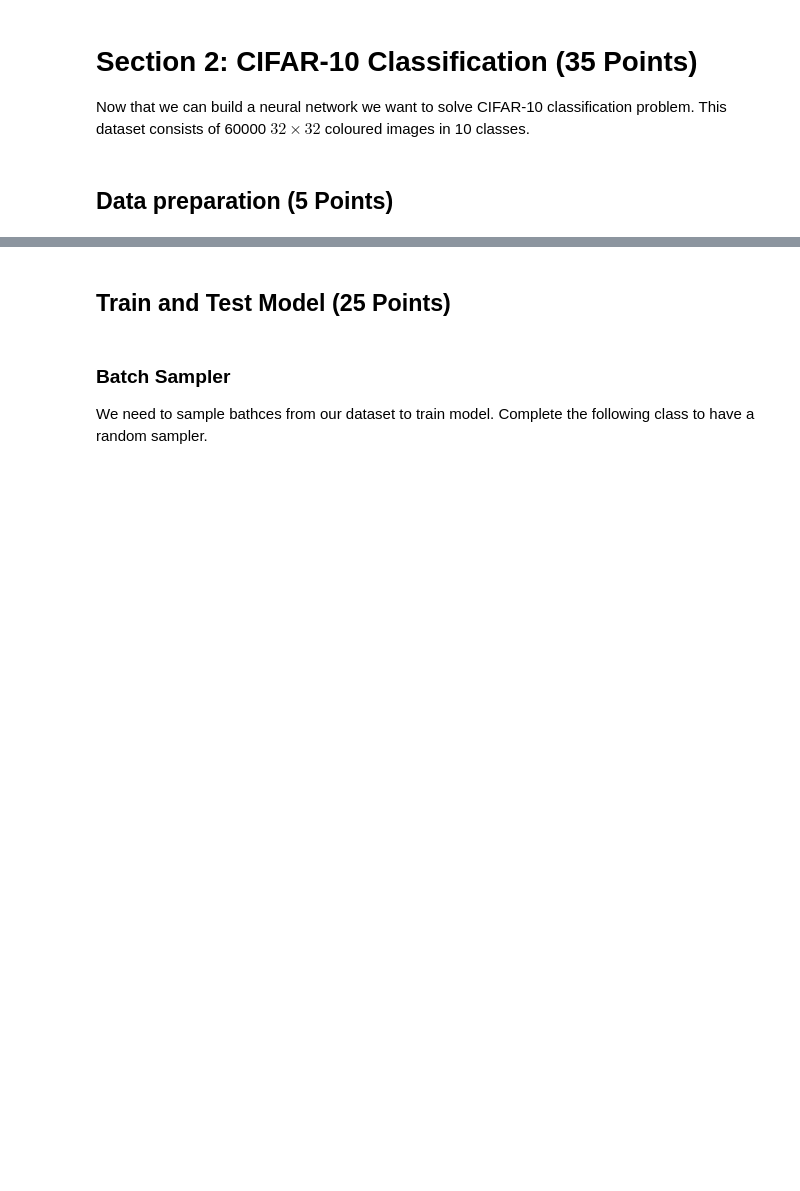
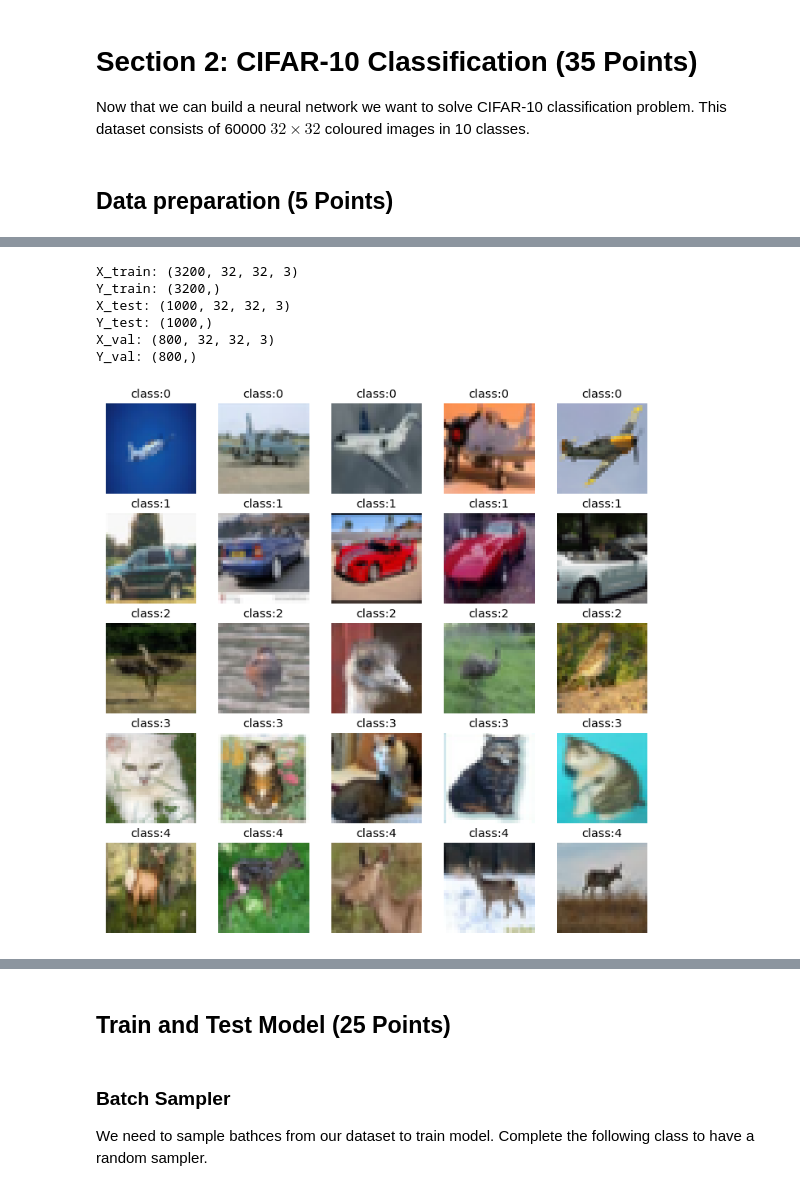
Before and after one commit to Lachin7/ML_Course, a Jupyter notebook: hw3/practical/Q2. Neural Network/NeuralNet.ipynb, the cells around one changed output, grey strips where cells are left out. Saved outputs shown, nothing was run; the diff lists cells and outputs as text; code cells hidden in the pictures; blank space fills up the shorter version.

```diff
--- a/hw3/practical/Q2. Neural Network/NeuralNet.ipynb
+++ b/hw3/practical/Q2. Neural Network/NeuralNet.ipynb
@@ -533,0 +553,43 @@ for k in data.keys():
+# %%
+##############################################
+##      Split train set to train/val        ##
+################[Your Code]###################
+indices = list(range(len(data["X_train"])))
+np.random.shuffle(indices)
+val = int(len(data["X_train"]) * 0.2)
+data["X_val"]=data["X_train"][indices[0:val],:,: ]
+data["Y_val"]=data["Y_train"][indices[0:val]]
+data["X_train"]=np.delete(data["X_train"],indices[0:val], axis=0)
+data["Y_train"]=np.delete(data["Y_train"],indices[0:val], axis=0 )
+##############################################
+for k in data.keys():
+    print(f'{k}: {data[k].shape}')
+# %% [output]
+X_train: (3200, 32, 32, 3)
+Y_train: (3200,)
+X_test: (1000, 32, 32, 3)
+Y_test: (1000,)
+X_val: (800, 32, 32, 3)
+Y_val: (800,)
+# %%
+##################################################
+##      Visualize 5 samples from each class     ##
+##################[Your Code]#####################
+class_num = np.max(data["Y_train"]) - np.min(data["Y_train"]) + 1
+_, axs = plt.subplots(5, 5, figsize=(12, 12))
+axs = axs.flatten()
+imgs = []
+labels = []
+for i in range(np.min(data["Y_train"]), np.max(data["Y_train"])+1):
+  class_i = np.where(data['Y_train']==i)[0]
+  for j in range(5):
+    imgs.append(data['X_train'][class_i[j]])
+    labels.append('class:'+str(i))
+for img, ax, label in zip(imgs, axs, labels):
+        ax.imshow(img)
+        ax.set_xticks([])
+        ax.set_yticks([])
+        ax.set_title(label)
+plt.show()
+# %% [output]
+[figure, added]
```
Also changed, not shown: parts of 18 cells of this notebook, 2 other files.
